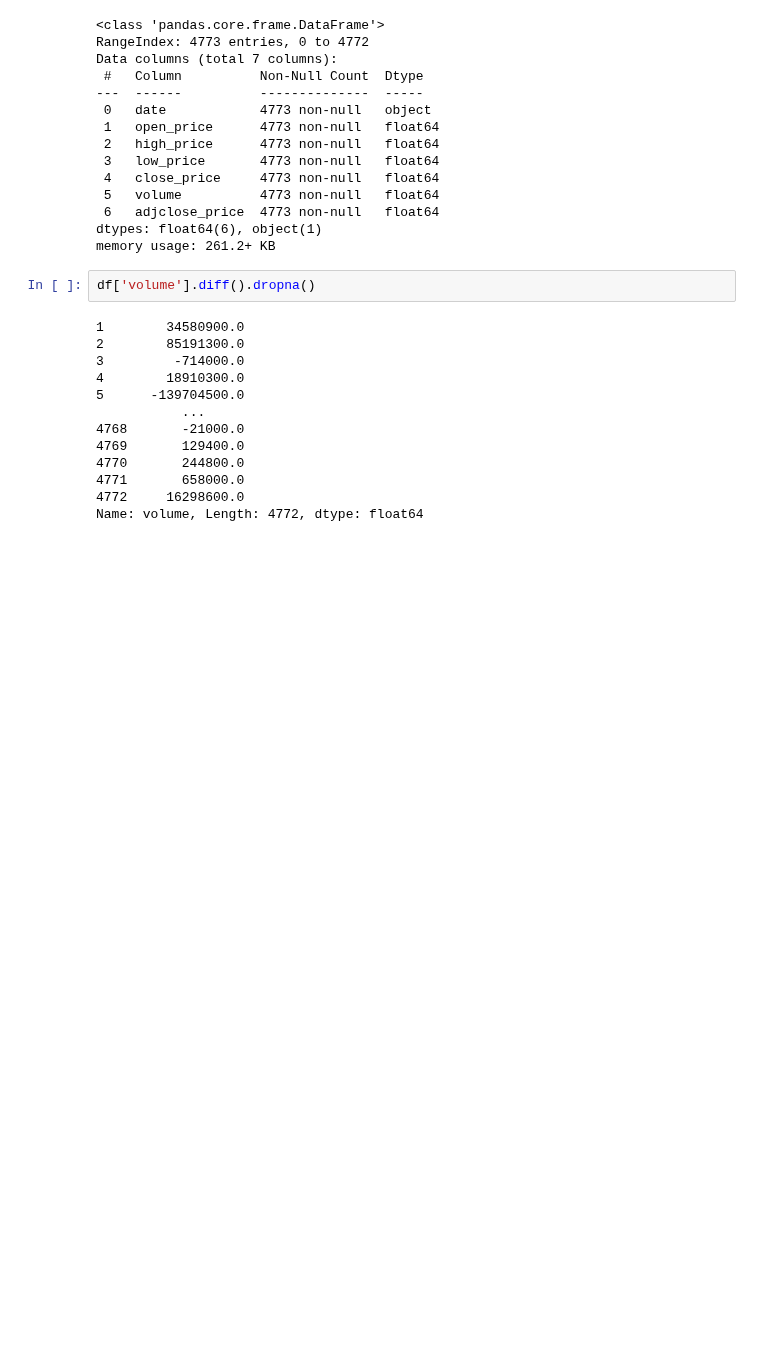
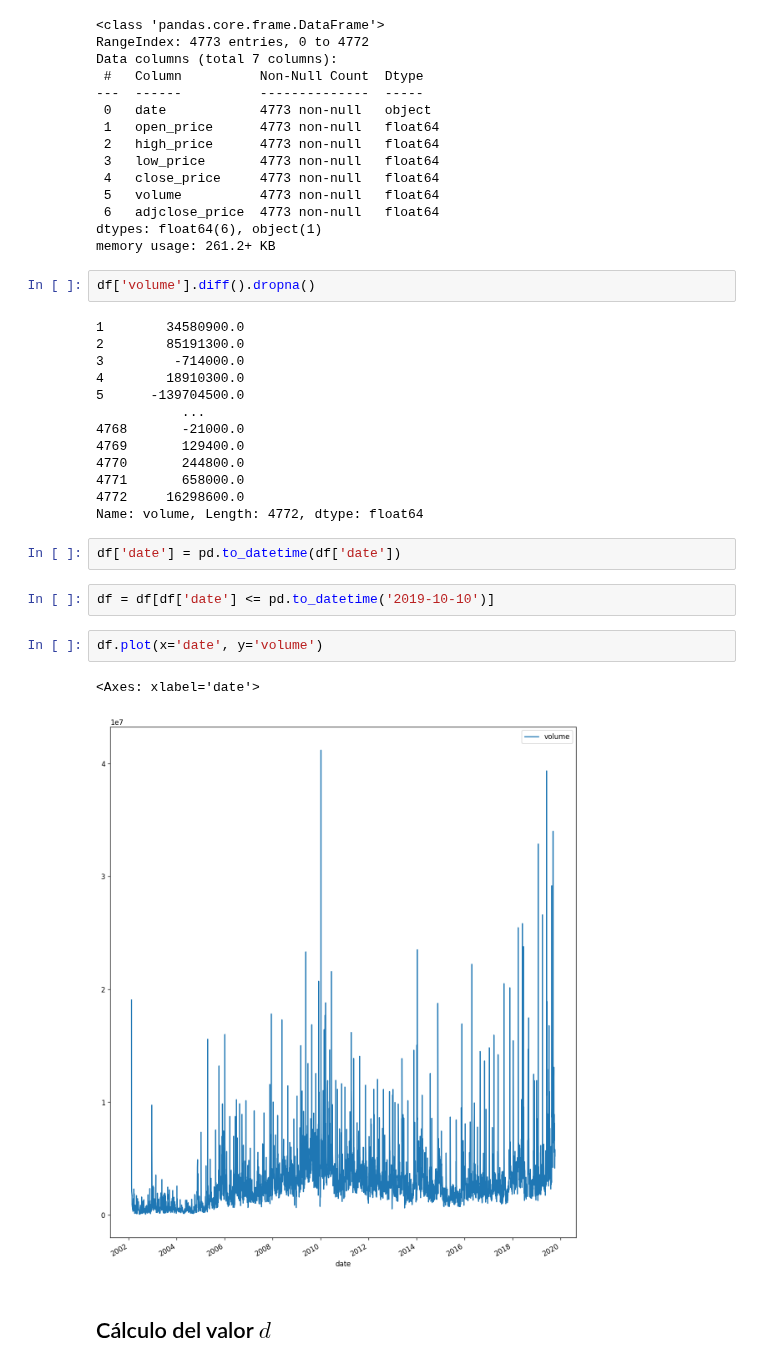
Before and after one commit to alu0101351773/TAAD_practicas, a Jupyter notebook: src/time_series.ipynb, the cells around one changed output. Cells and saved outputs as stored; diff of their text form; blank space fills up the shorter version.

```diff
--- a/src/time_series.ipynb
+++ b/src/time_series.ipynb
@@ -72,6 +72,17 @@ df['volume'].diff().dropna()
 4771       658000.0
 4772     16298600.0
 Name: volume, Length: 4772, dtype: float64
+# %%
+df['date'] = pd.to_datetime(df['date'])
+# %%
+df = df[df['date'] <= pd.to_datetime('2019-10-10')]
+# %%
+df.plot(x='date', y='volume')
+# %% [output]
+<Axes: xlabel='date'>
+[figure, added]
+# %% [markdown]
+## Cálculo del valor $d$
 # %%
 from statsmodels.tsa.stattools import adfuller
 from numpy import log
```
Also changed, not shown: parts of 10 cells of this notebook.
